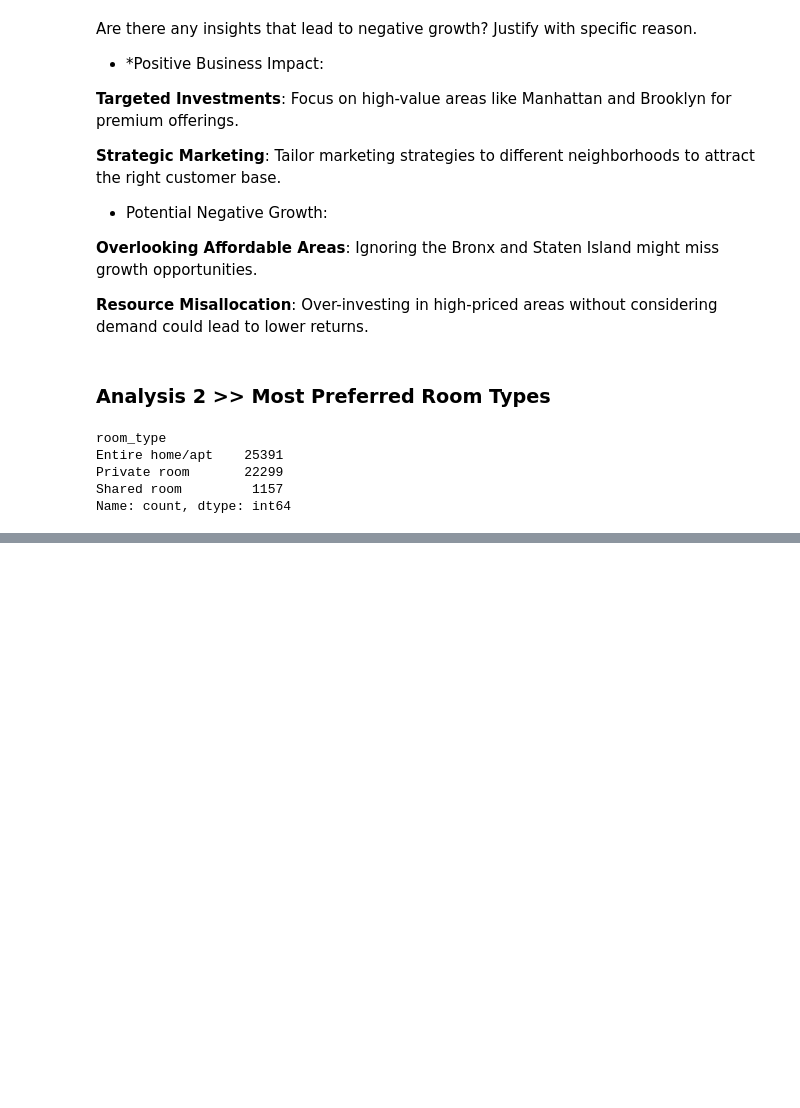
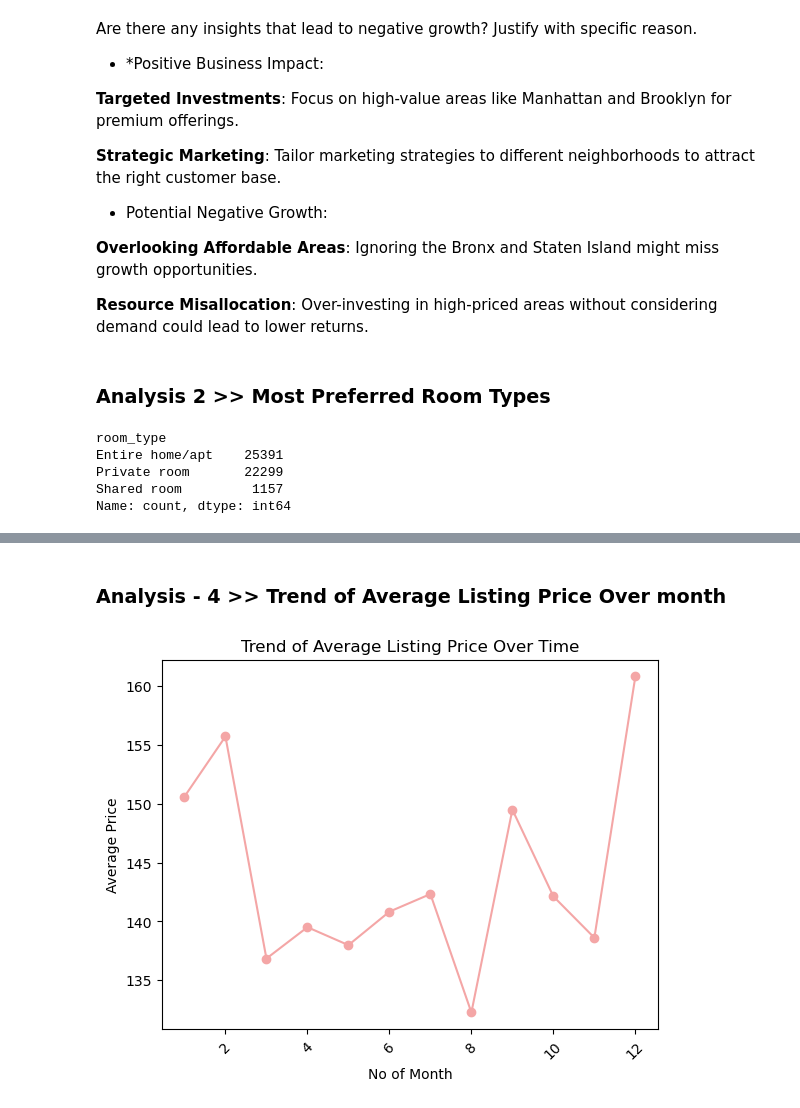
Before and after one commit to manisha0146/Airbnb_Data_Analysis_project, a Jupyter notebook: Air_Bnb_EDA.ipynb, the cells around one changed output, grey strips where cells are left out. Cells and saved outputs as stored; diff of their text form; code cells hidden in the pictures; blank space fills up the shorter version.

```diff
--- a/Air_Bnb_EDA.ipynb
+++ b/Air_Bnb_EDA.ipynb
@@ -403,0 +485,22 @@ Name: count, dtype: int64
+# %% [markdown]
+### **Analysis - 4 >> Trend of Average Listing Price Over month**
+# %%
+# Convert 'last_review' to datetime format
+#errors='coerce', invalid or unparseable values are converted to NaT (Not a Time)
+copy_df['last_review'] = pd.to_datetime(copy_df['last_review'], errors='coerce')
+
+# Extract year and month from 'last_review'
+copy_df['month'] = copy_df['last_review'].dt.month
+
+# Calculate average price by year and month
+avg_price_over_time = copy_df.groupby('month')['price'].mean()
+
+# Plot the trend of average price over time
+avg_price_over_time.plot(kind='line', marker='o',color='#F4A6A6')
+plt.title('Trend of Average Listing Price Over Time')
+plt.xlabel('No of Month')
+plt.ylabel('Average Price')
+plt.xticks(rotation=45)
+plt.show()
+# %% [output]
+[figure, added]
```
Also changed, not shown: parts of 25 cells of this notebook.
